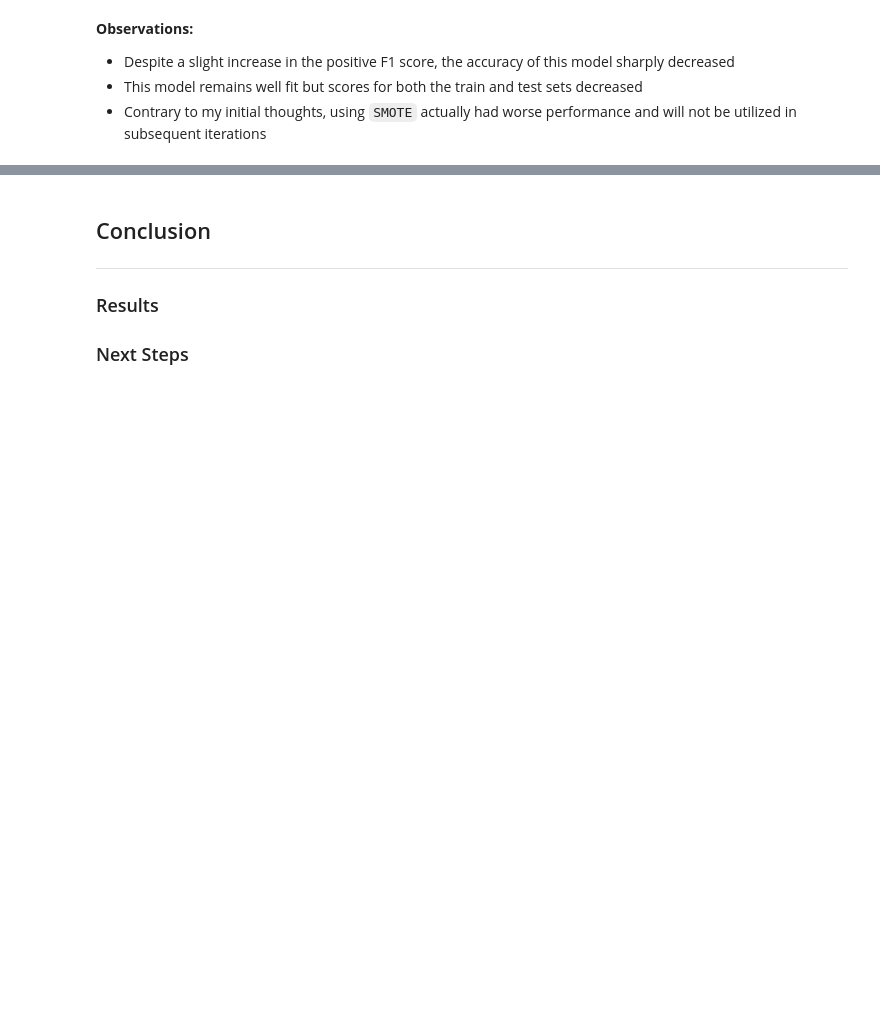
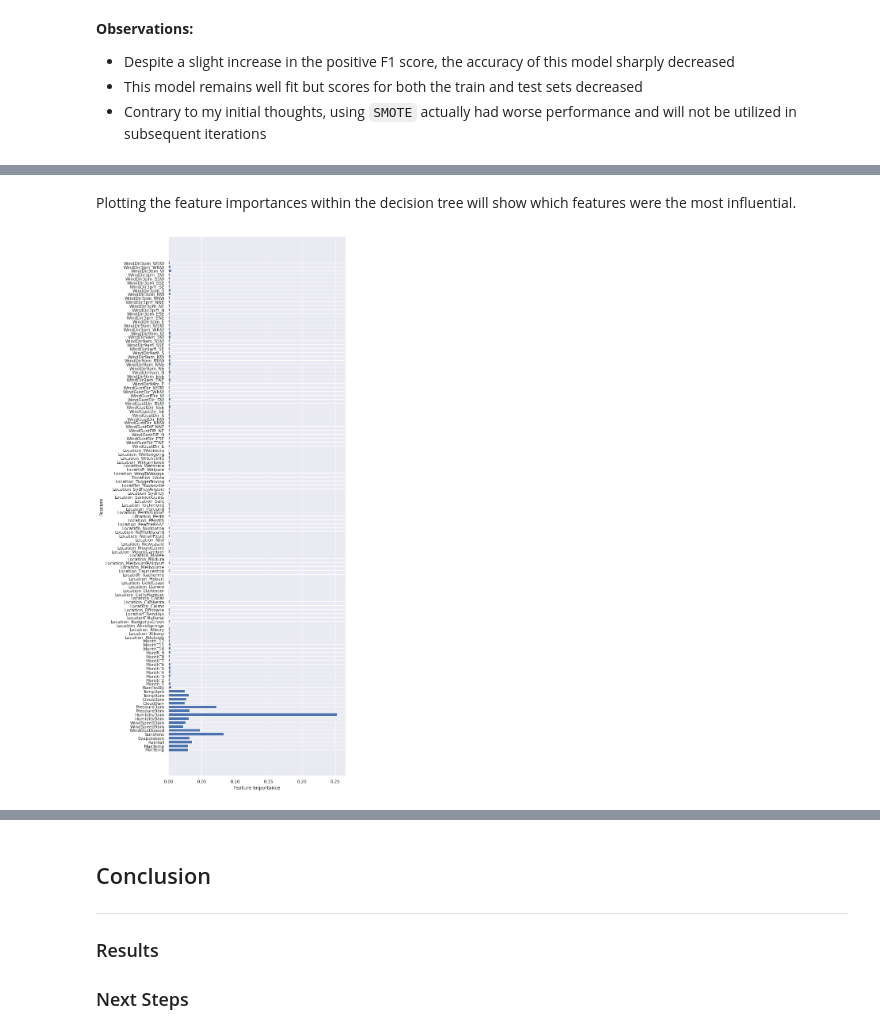
Before and after one commit to tjkyner/australian-rain-prediction, a Jupyter notebook: notebook.ipynb, the cells around one changed output, grey strips where cells are left out. Saved outputs shown, nothing was run; the diff lists cells and outputs as text; code cells hidden in the pictures; blank space fills up the shorter version.

```diff
--- a/notebook.ipynb
+++ b/notebook.ipynb
@@ -754,0 +789,10 @@ Test score:  0.7807
+# %% [markdown]
+Plotting the feature importances within the decision tree will show which features were the most influential.
+# %%
+plt.figure(figsize=(8, 25))
+plt.barh(range(clf.n_features_), clf.feature_importances_)
+plt.yticks(np.arange(clf.n_features_), X_train.columns.values)
+plt.xlabel('Feature Importance')
+plt.ylabel('Feature');
+# %% [output]
+[figure, added]
```
Also changed, not shown: parts of 22 cells of this notebook.
